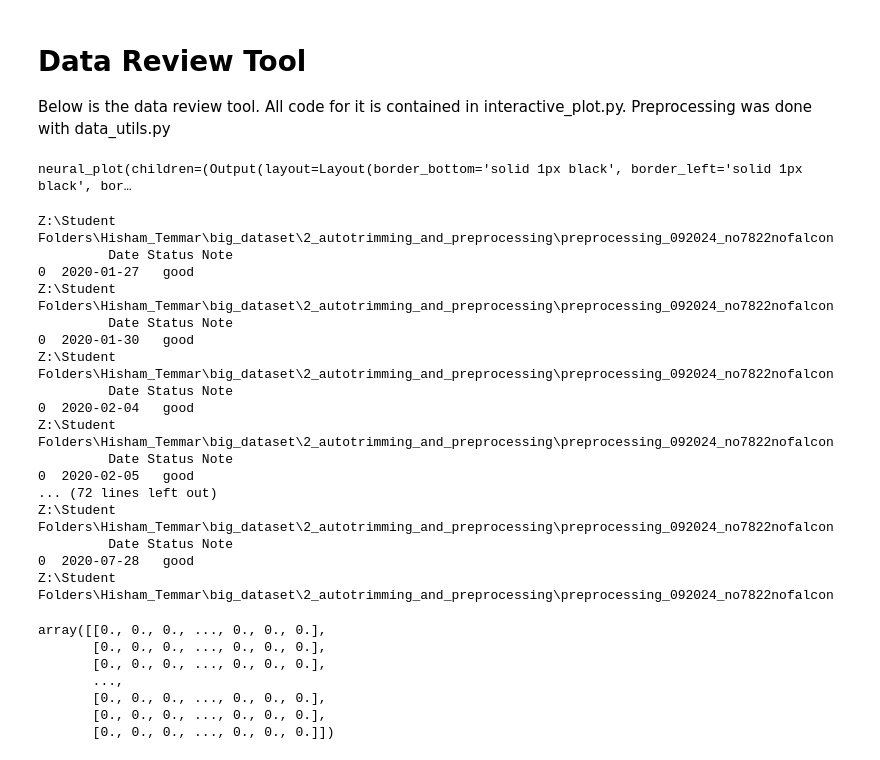
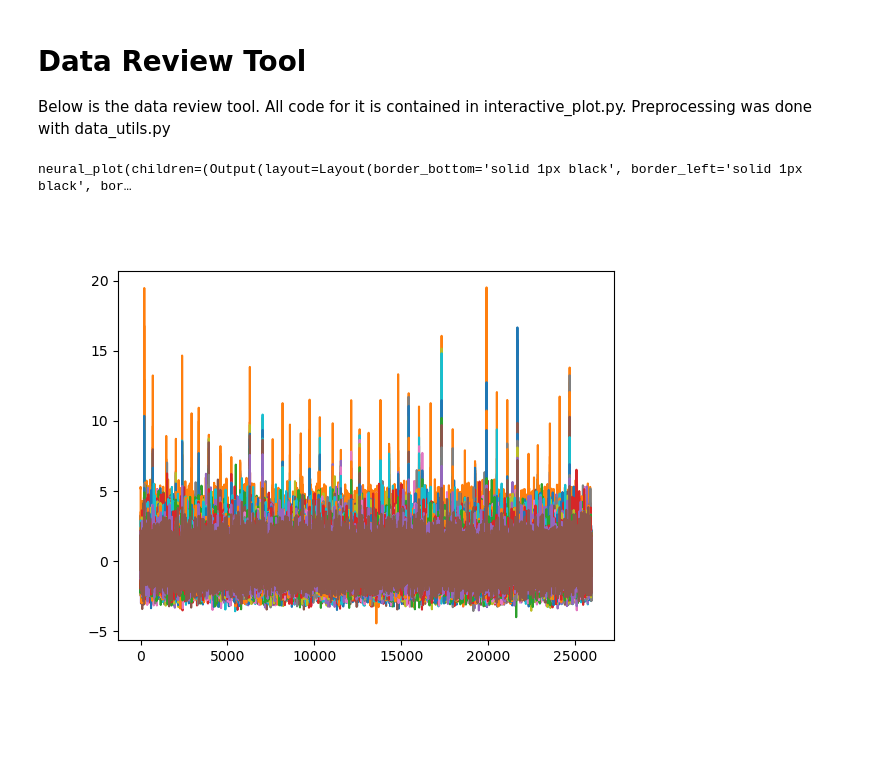
Before and after one commit to chesteklab/LINK_dataset, a Jupyter notebook: dataset_preparation/3_data_review_tool.ipynb, the cells around one changed output. Cells and saved outputs as stored; diff of their text form; code cells hidden in the pictures; blank space fills up the shorter version.

Commit message:
data_review minor edit

```diff
--- a/dataset_preparation/3_data_review_tool.ipynb
+++ b/dataset_preparation/3_data_review_tool.ipynb
@@ -13,41 +17,21 @@ Below is the data review tool. All code for it is contained in interactive_plot.
 # %%
 %autoreload 2
 plt.close('all')
-plot = interactive_plot.neural_plot(resume=False)
+plot = interactive_plot.neural_plot()
 
-plot.start(resume=False)
+plot.start(resume=True, start_from_date='2022-08-25')
 # %% [output]
 neural_plot(children=(Output(layout=Layout(border_bottom='solid 1px black', border_left='solid 1px black', bor…
-Z:\Student Folders\Hisham_Temmar\big_dataset\2_autotrimming_and_preprocessing\preprocessing_092024_no7822nofalcon
-         Date Status Note
-0  2020-01-27   good
-Z:\Student Folders\Hisham_Temmar\big_dataset\2_autotrimming_and_preprocessing\preprocessing_092024_no7822nofalcon
-         Date Status Note
-0  2020-01-30   good
-Z:\Student Folders\Hisham_Temmar\big_dataset\2_autotrimming_and_preprocessing\preprocessing_092024_no7822nofalcon
-         Date Status Note
-0  2020-02-04   good
-Z:\Student Folders\Hisham_Temmar\big_dataset\2_autotrimming_and_preprocessing\preprocessing_092024_no7822nofalcon
-         Date Status Note
-0  2020-02-05   good
-... (72 lines left out)
-Z:\Student Folders\Hisham_Temmar\big_dataset\2_autotrimming_and_preprocessing\preprocessing_092024_no7822nofalcon
-         Date Status Note
-0  2020-07-28   good
-Z:\Student Folders\Hisham_Temmar\big_dataset\2_autotrimming_and_preprocessing\preprocessing_092024_no7822nofalcon
 # %%
 import config
 import os
 import pickle
-with open(os.path.join(config.preprocessingpath, '2020-02-06_plotpreprocess.pkl'), 'rb') as f:
+import numpy as np
+with open(os.path.join(config.preprocessingdir, '2022-11-30_preprocess.pkl'), 'rb') as f:
             data_CO, data_RD = pickle.load(f)
-# %%
-data_CO['tcfr']
-# %% [output]
-array([[0., 0., 0., ..., 0., 0., 0.],
-       [0., 0., 0., ..., 0., 0., 0.],
-       [0., 0., 0., ..., 0., 0., 0.],
-       ...,
-       [0., 0., 0., ..., 0., 0., 0.],
-       [0., 0., 0., ..., 0., 0., 0.],
-       [0., 0., 0., ..., 0., 0., 0.]])
+# %%
+plt.figure()
+plt.plot(data_RD['sbp'])
+plt.show()
+# %% [output]
+[figure, added]
```
Also changed, not shown: parts of 2 cells of this notebook, 4 other files.
